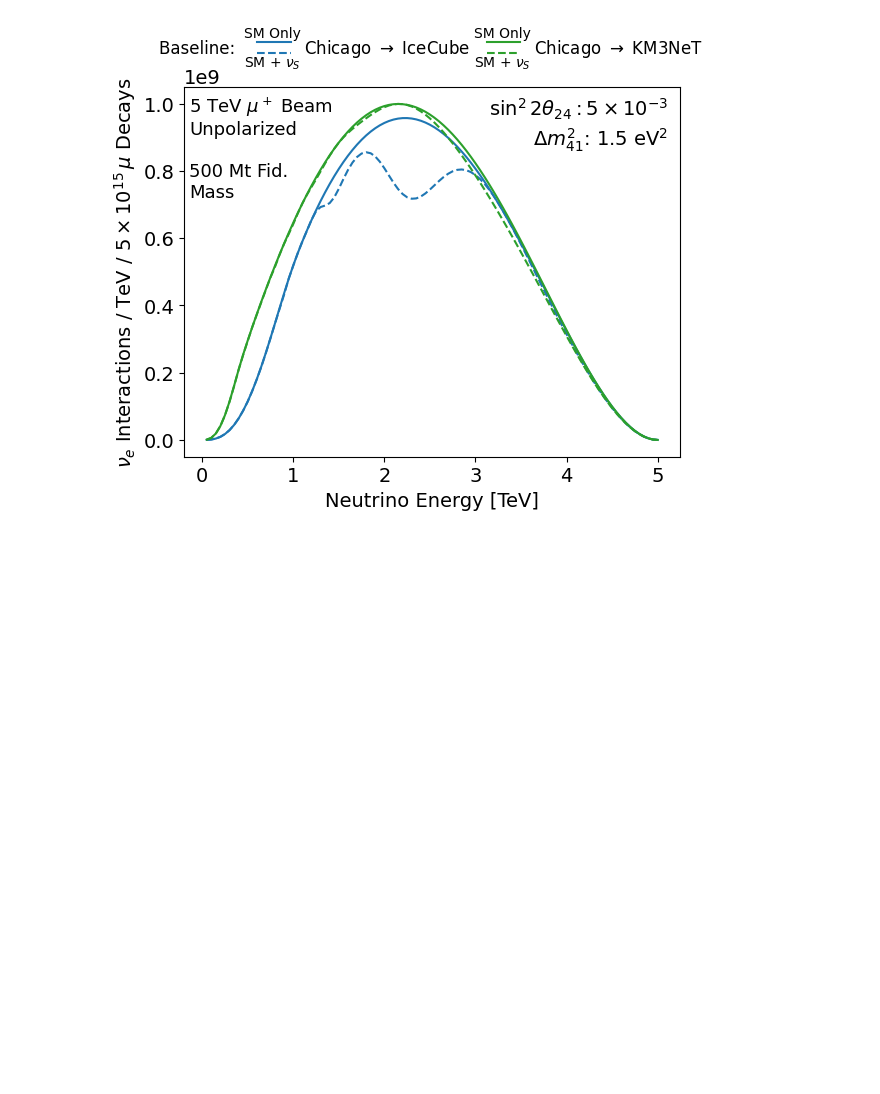
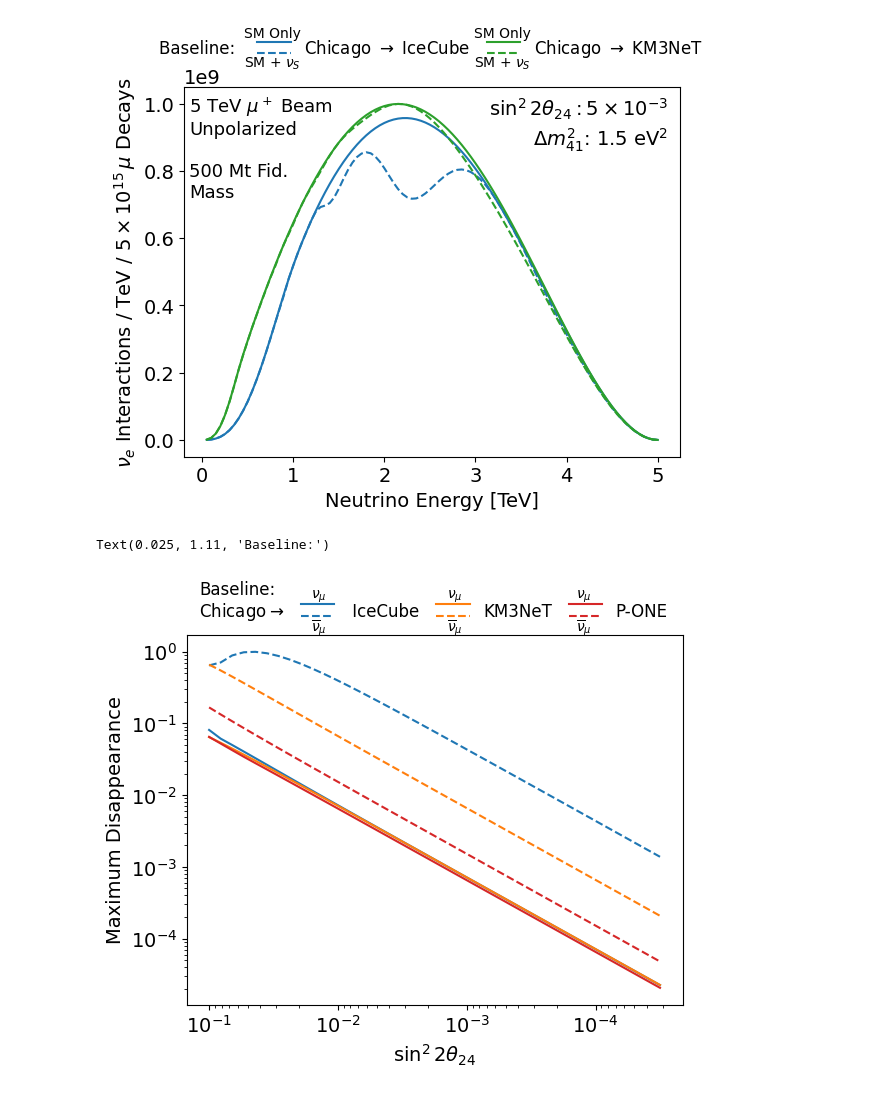
Before and after one commit to nickkamp1/NuTelescopeMuCollider, a Jupyter notebook: SterileNu.ipynb, the cells around one changed output. Saved outputs shown, nothing was run; the diff lists cells and outputs as text; code cells hidden in the pictures; blank space fills up the shorter version.

```diff
--- a/SterileNu.ipynb
+++ b/SterileNu.ipynb
@@ -325,0 +385,38 @@ Text(0.585, 1.055, 'SM + $\\nu_S$')
+# %%
+colors = ["tab:blue", "tab:orange", "tab:red"]
+# %%
+ps = []
+pbars = []
+
+for i, c in enumerate(colors):
+    p = plt.plot(np.sin(th24s*2)**2, disapps[i], color=c)
+    ps.append(p)
+
+    p = plt.plot(np.sin(th24s*2)**2, disapps_bar[i], color=c, linestyle="--")
+    pbars.append(p)
+
+p0 = plt.plot([], [])
+
+plt.xscale("log")
+plt.yscale("log")
+plt.gca().invert_xaxis()
+
+legend = plt.legend([(p0[0],), (ps[0], pbars[0]), (ps[1], pbars[1]), (ps[2], pbars[2])],
+                    ["Chicago$\\to$", " IceCube", "KM3NeT", "P-ONE"],
+           handler_map={tuple: TwoLineLegend()}, ncol=4, fontsize=12, columnspacing=1, frameon=False,
+          loc='upper center', bbox_to_anchor=(0.45, 1.135))
+
+plt.text(0.25, 1.10, "$\\nu_\\mu$", transform=plt.gca().transAxes, fontsize=10)
+plt.text(0.25, 1.01, "$\\overline{\\nu}_\\mu$", transform=plt.gca().transAxes, fontsize=10)
+
+plt.text(0.525, 1.10, "$\\nu_\\mu$", transform=plt.gca().transAxes, fontsize=10)
+plt.text(0.525, 1.01, "$\\overline{\\nu}_\\mu$", transform=plt.gca().transAxes, fontsize=10)
+
+plt.text(0.785, 1.10, "$\\nu_\\mu$", transform=plt.gca().transAxes, fontsize=10)
+plt.text(0.785, 1.01, "$\\overline{\\nu}_\\mu$", transform=plt.gca().transAxes, fontsize=10)
+plt.ylabel("Maximum Disappearance")
+plt.xlabel("$\\sin^22\\theta_{24}$")
+plt.text(0.025, 1.11, "Baseline:", transform=plt.gca().transAxes, fontsize=12)
+# %% [output]
+Text(0.025, 1.11, 'Baseline:')
+[figure, added]
```
Also changed, not shown: parts of 13 cells of this notebook, 3 other files.
